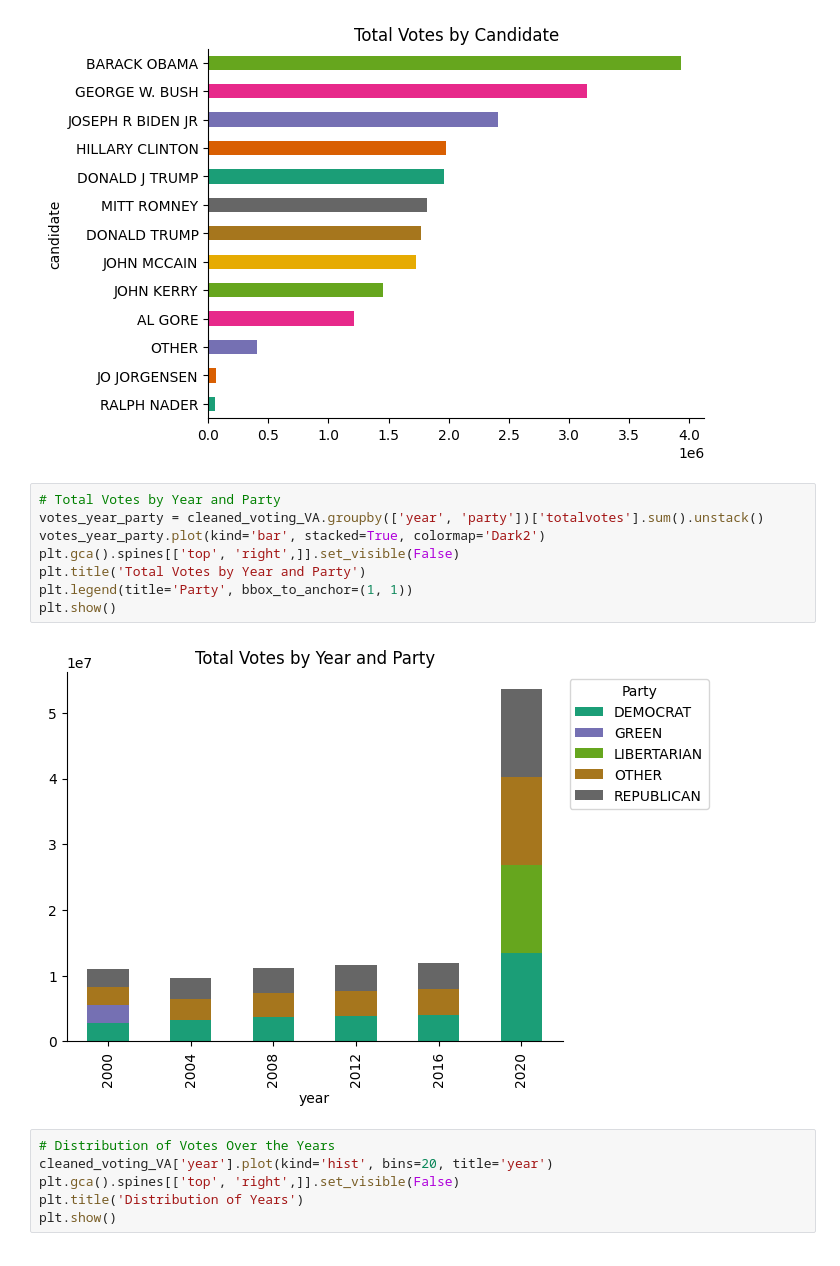
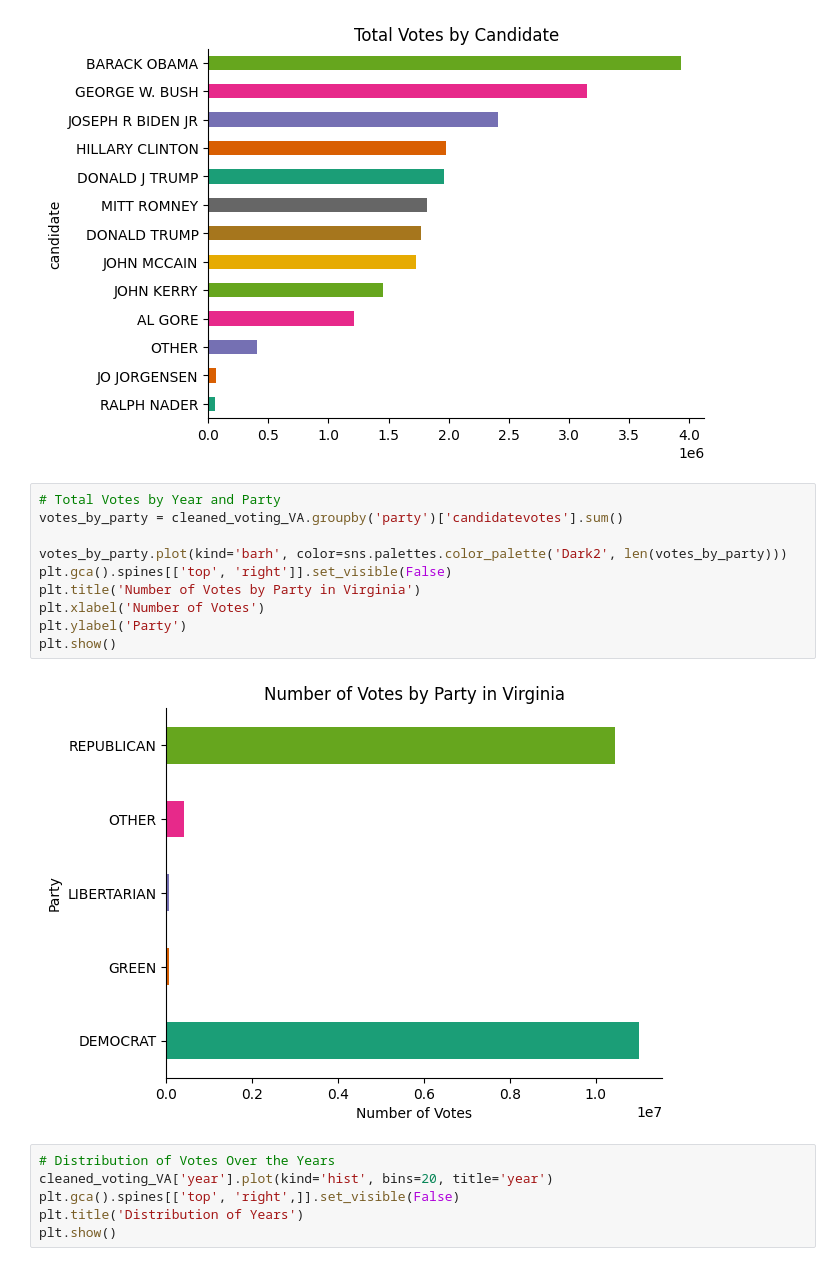
Before and after one commit to kevindangkhoama/project_voting, a Jupyter notebook: project3.ipynb, the cells around one changed output. Saved outputs shown, nothing was run; the diff lists cells and outputs as text.

```diff
--- a/project3.ipynb
+++ b/project3.ipynb
@@ -283,14 +303,16 @@ plt.show()
 [figure]
 # %%
 # Total Votes by Year and Party
-votes_year_party = cleaned_voting_VA.groupby(['year', 'party'])['totalvotes'].sum().unstack()
-votes_year_party.plot(kind='bar', stacked=True, colormap='Dark2')
-plt.gca().spines[['top', 'right',]].set_visible(False)
-plt.title('Total Votes by Year and Party')
-plt.legend(title='Party', bbox_to_anchor=(1, 1))
+votes_by_party = cleaned_voting_VA.groupby('party')['candidatevotes'].sum()
+
+votes_by_party.plot(kind='barh', color=sns.palettes.color_palette('Dark2', len(votes_by_party)))
+plt.gca().spines[['top', 'right']].set_visible(False)
+plt.title('Number of Votes by Party in Virginia')
+plt.xlabel('Number of Votes')
+plt.ylabel('Party')
 plt.show()
 # %% [output]
-[figure, old version]
+[figure, new version]
 # %%
 # Distribution of Votes Over the Years
 cleaned_voting_VA['year'].plot(kind='hist', bins=20, title='year')
```
Also changed, not shown: parts of 5 cells of this notebook.
